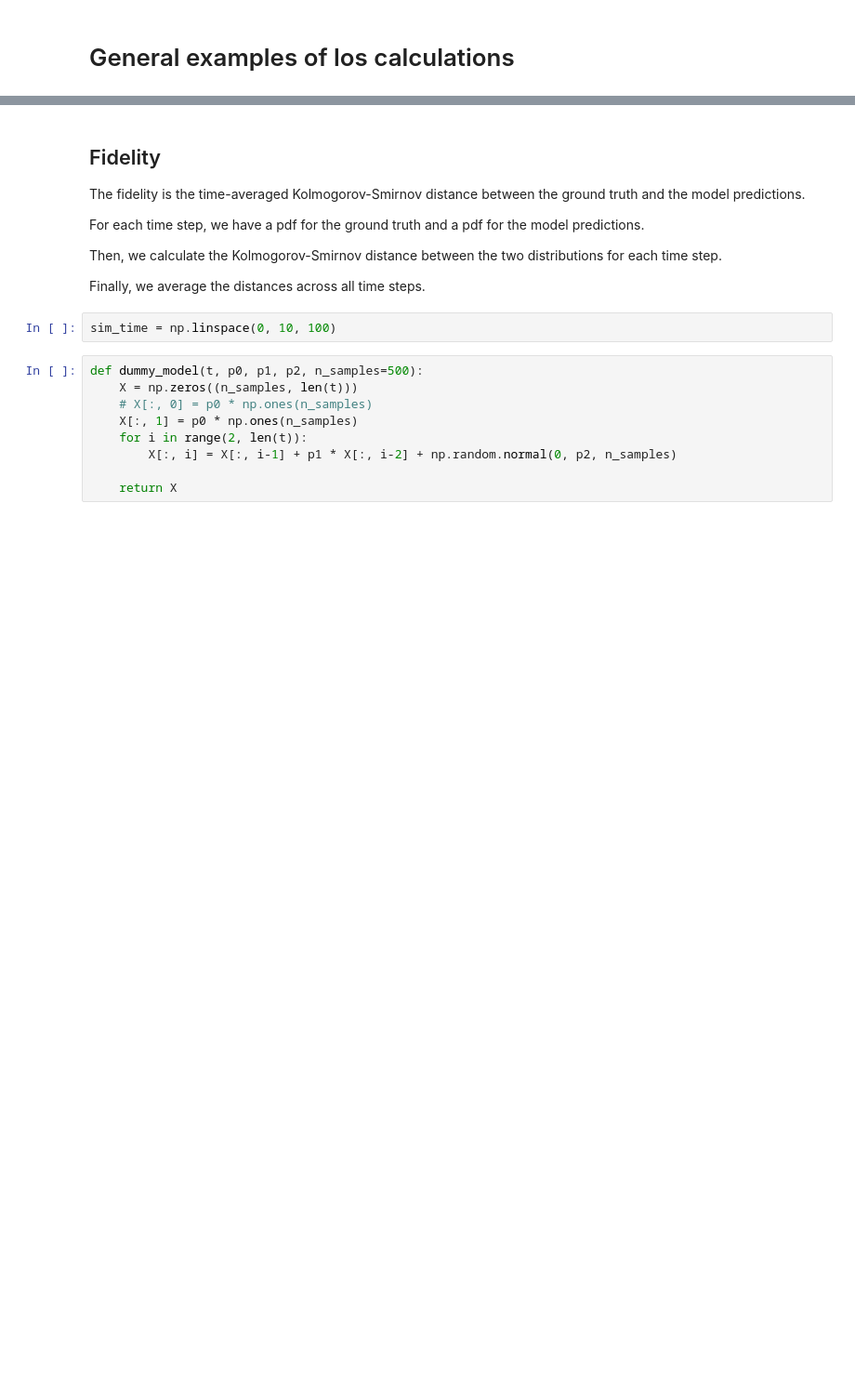
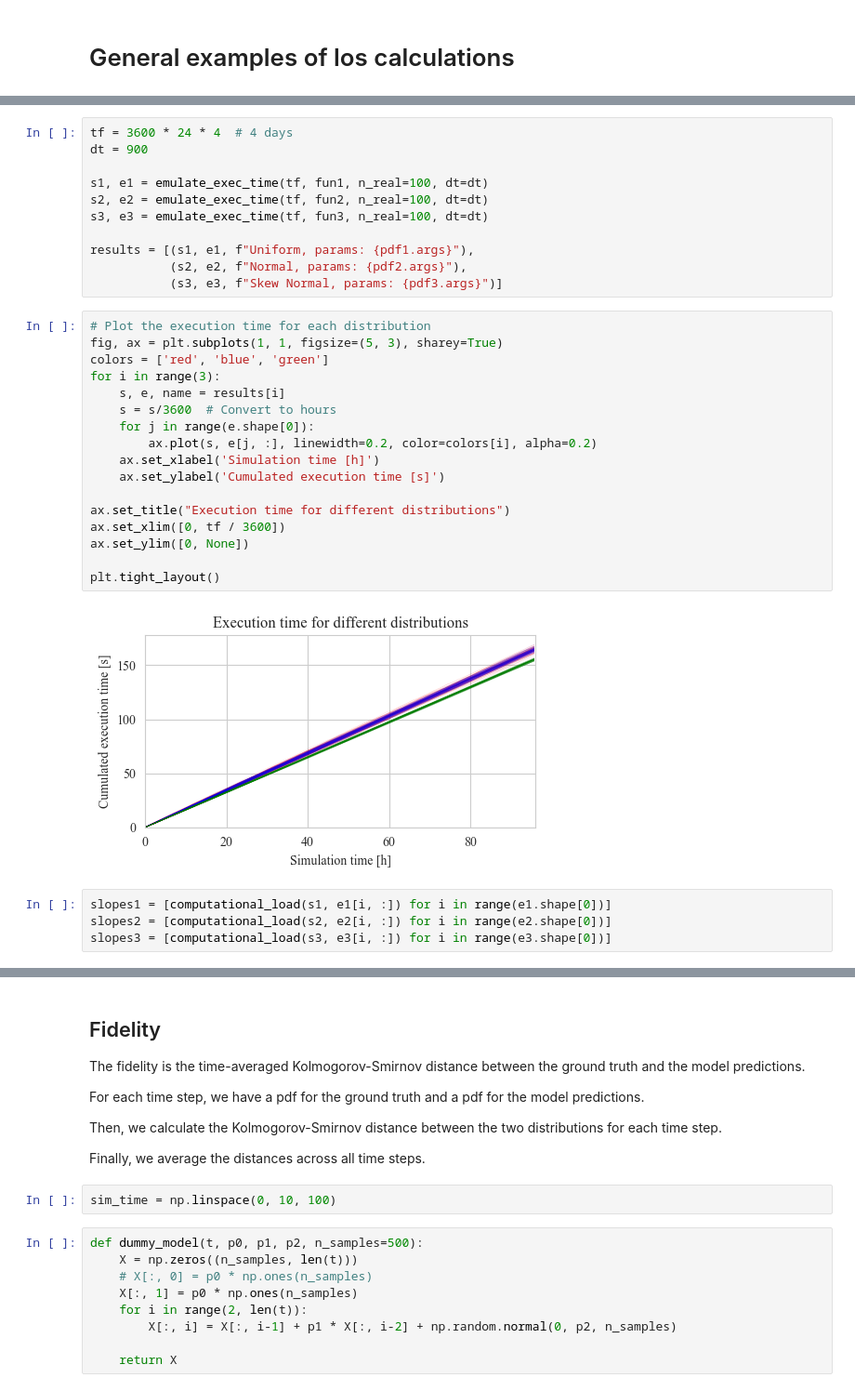
Before and after one commit to jpfutalef/VoI, a Jupyter notebook: notebooks/losses_figures.ipynb, the cells around one changed output, grey strips where cells are left out. Shown at 93% size. Cells and saved outputs as stored; diff of their text form; blank space fills up the shorter version.

```diff
--- a/notebooks/losses_figures.ipynb
+++ b/notebooks/losses_figures.ipynb
@@ -20,0 +72,34 @@ The execution time, instead, might vary across different runs due to underlying
+# %%
+tf = 3600 * 24 * 4  # 4 days
+dt = 900
+
+s1, e1 = emulate_exec_time(tf, fun1, n_real=100, dt=dt)
+s2, e2 = emulate_exec_time(tf, fun2, n_real=100, dt=dt)
+s3, e3 = emulate_exec_time(tf, fun3, n_real=100, dt=dt)
+
+results = [(s1, e1, f"Uniform, params: {pdf1.args}"),
+           (s2, e2, f"Normal, params: {pdf2.args}"),
+           (s3, e3, f"Skew Normal, params: {pdf3.args}")]
+# %%
+# Plot the execution time for each distribution
+fig, ax = plt.subplots(1, 1, figsize=(5, 3), sharey=True)
+colors = ['red', 'blue', 'green']
+for i in range(3):
+    s, e, name = results[i]
+    s = s/3600  # Convert to hours
+    for j in range(e.shape[0]):
+        ax.plot(s, e[j, :], linewidth=0.2, color=colors[i], alpha=0.2)
+    ax.set_xlabel('Simulation time [h]')
+    ax.set_ylabel('Cumulated execution time [s]')
+
+ax.set_title("Execution time for different distributions")
+ax.set_xlim([0, tf / 3600])
+ax.set_ylim([0, None])
+
+plt.tight_layout()
+# %% [output]
+[figure, added]
+# %%
+slopes1 = [computational_load(s1, e1[i, :]) for i in range(e1.shape[0])]
+slopes2 = [computational_load(s2, e2[i, :]) for i in range(e2.shape[0])]
+slopes3 = [computational_load(s3, e3[i, :]) for i in range(e3.shape[0])]
```
Also changed, not shown: parts of 15 cells of this notebook, 6 other files.
